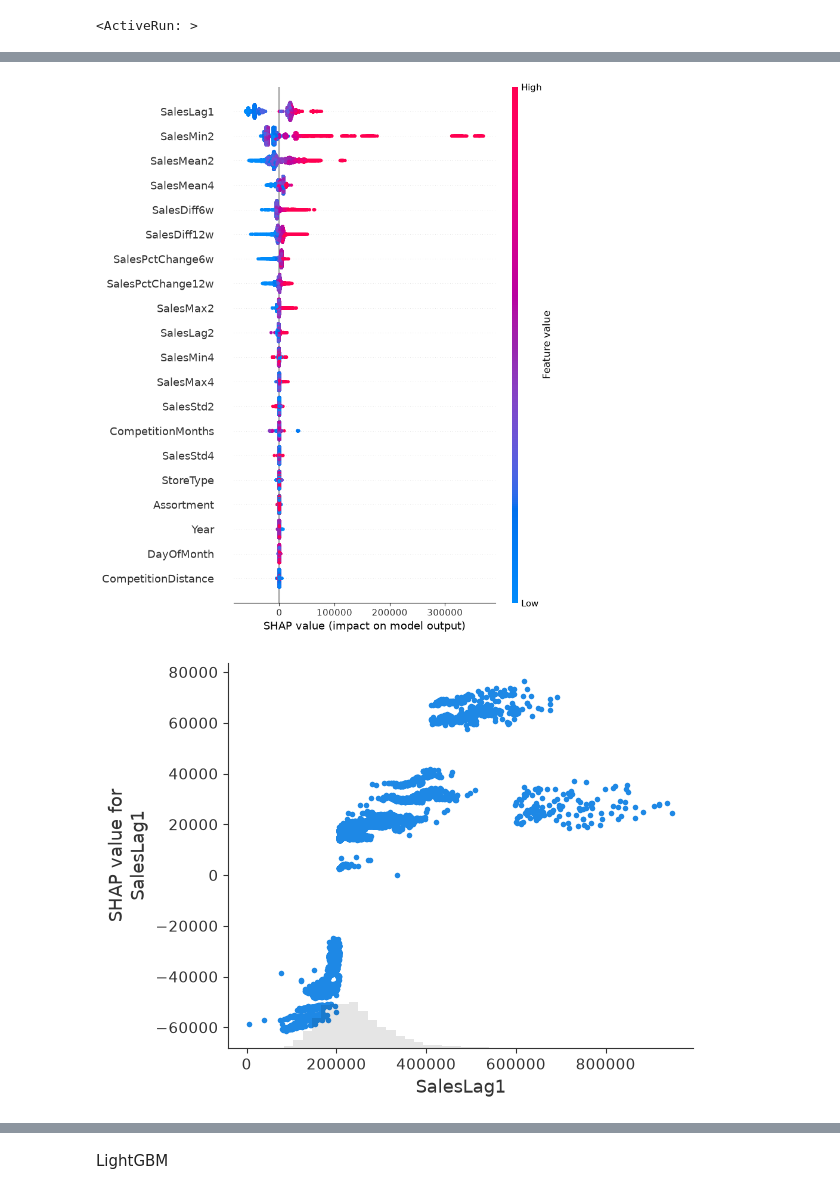
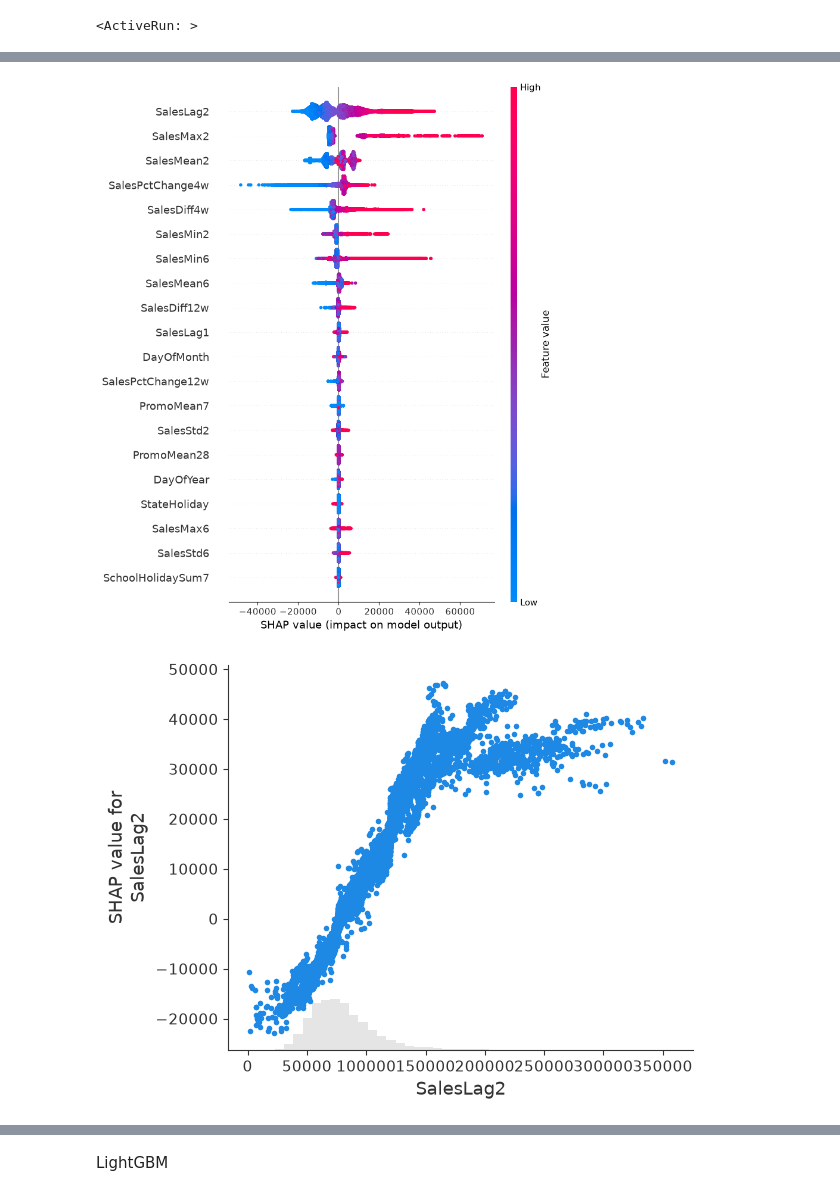
Before and after one commit to harut-prog/rossman-store-sales, a Jupyter notebook: project.ipynb, the cells around one changed output, grey strips where cells are left out. Cells and saved outputs as stored; diff of their text form; code cells hidden in the pictures.

Commit message:
fix mlflow and shap

```diff
--- a/project.ipynb
+++ b/project.ipynb
@@ -514,8 +510,8 @@ mlflow.end_run()
 # %%
-X_train = train_df[cat_features + bool_features].join(X_train_br).reindex(columns=target_columns)
+X_train = train_df[cat_features + bool_features].join(X_train_svr).reindex(columns=target_columns)
 y_train = train_df['Sales']
 # %%
-X_val = val_df[cat_features + bool_features].join(X_val_br).reindex(columns=target_columns)
+X_val = val_df[cat_features + bool_features].join(X_val_svr).reindex(columns=target_columns)
 y_val = val_df['Sales']
 # %%
 train_final = X_train.copy()
@@ -695,7 +691,7 @@ agg_dict.update({c: 'mean' for c in mean_cols})
 # %%
 with mlflow.start_run(run_name='preprocessing_with_outliers') as prep_run:
     mlflow.sklearn.log_model(scaler, 'scaler', serialization_format='pickle')
-    mlflow.sklearn.log_model(br_impute, 'imputer', serialization_format='pickle')
+    mlflow.sklearn.log_model(svr_impute, 'imputer', serialization_format='pickle')
     mlflow.log_dict(
         {
             'cat_features': cat_features,
@@ -1373,5 +1369,5 @@ importance_df_cb_week6
 # %%
-explainer = shap.TreeExplainer(cb_model_week6)
-shap_values_cb = explainer(cb_train_week6)
+explainer = shap.TreeExplainer(cb_model_week2)
+shap_values_cb = explainer(cb_train_week2)
 # %%
 shap.plots.bar(shap_values_cb, show=False)
@@ -1382,15 +1378,15 @@ plt.show()
 # %%
 shap.summary_plot(shap_values_cb, show=False)
-mlflow.log_figure(plt.gcf(), 'shap/cb_week6_summary.png')
+mlflow.log_figure(plt.gcf(), 'shap/cb_week2_summary.png')
 plt.show()
 # %% [output]
-[figure, old version]
+[figure, new version]
 # %%
-shap.plots.scatter(shap_values_cb[:, "SalesLag1"], show=False)
-mlflow.log_figure(plt.gcf(), 'shap/cb_week6_scatter_saleslag1.png')
+shap.plots.scatter(shap_values_cb[:, "SalesLag2"], show=False)
+mlflow.log_figure(plt.gcf(), 'shap/cb_week2_scatter_saleslag2.png')
 plt.show()
 # %% [output]
-[figure, old version]
+[figure, new version]
 # %%
 mlflow.end_run()
 # %% [output]
```
Also changed, not shown: parts of 86 cells of this notebook, 2 other files.
